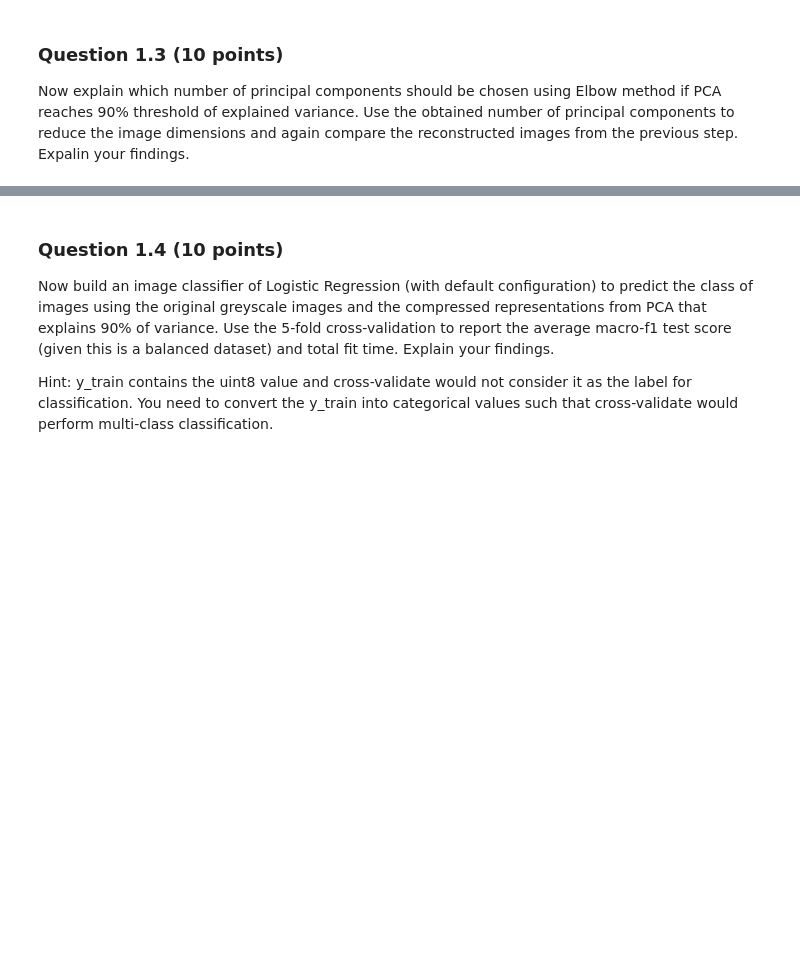
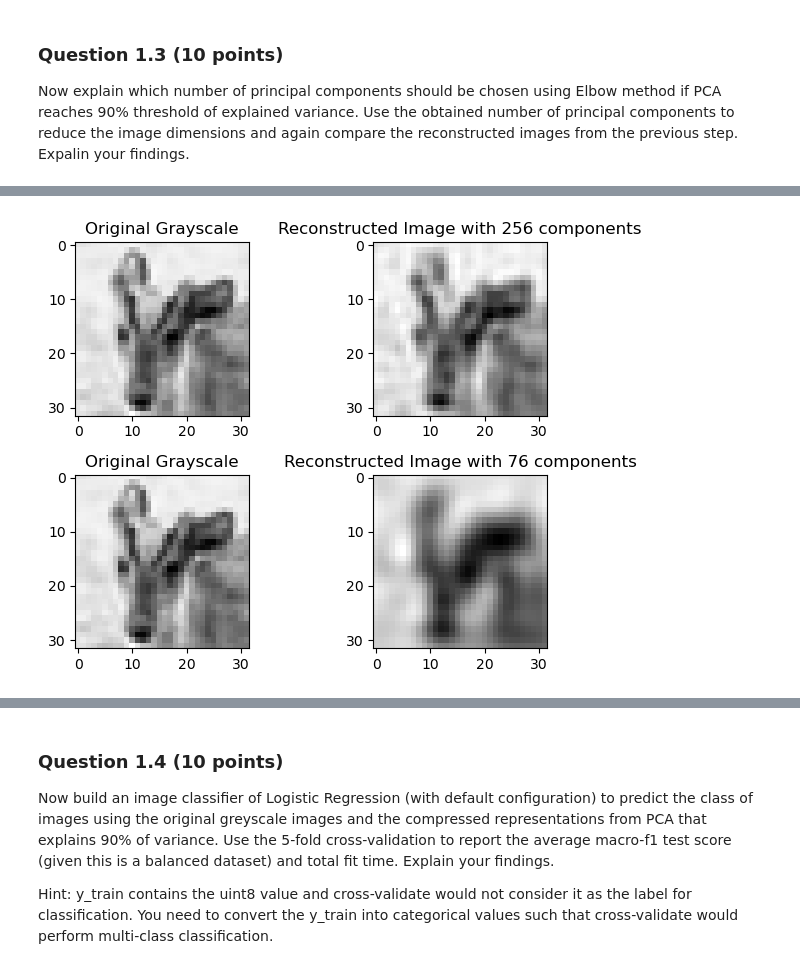
Before and after one commit to calculator3000/ml-assignment-2, a Jupyter notebook: 2487_Assignment2_2223.ipynb, the cells around one changed output, grey strips where cells are left out. Cells and saved outputs as stored; diff of their text form; code cells hidden in the pictures; blank space fills up the shorter version.

```diff
--- a/2487_Assignment2_2223.ipynb
+++ b/2487_Assignment2_2223.ipynb
@@ -88,0 +189,38 @@ Now explain which number of principal components should be chosen using Elbow me
+# %%
+# Perform PCA to reduce dimensionality to optimal number of components
+pca_opt = PCA(n_components=d)
+x_train_pca_opt = pca_opt.fit_transform(x_train_gray_flat)
+
+# Reconstruct images from their reduced representation
+x_train_inv_opt = pca_opt.inverse_transform(x_train_pca_opt) # shape (50000, 1024)
+
+# Reshape 1D vectors back to original 2D shape (32x32 pixels)
+x_train_inv_opt = x_train_inv_opt.reshape(x_train_gray.shape) # shape (50000, 32, 32)
+
+# Choose an image index to compare before and after PCA
+image_index = 3001
+
+# Plot original grayscale image
+plt.subplot(2, 2, 1)
+plt.imshow(x_train_gray[image_index], cmap='gray')
+plt.title('Original Grayscale')
+
+# Plot reconstructed image after PCA with 256 components
+plt.subplot(2, 2, 2)
+plt.imshow(x_train_inv[image_index], cmap='gray')
+plt.title('Reconstructed Image with 256 components')
+
+# Plot original grayscale image in the second row
+plt.subplot(2, 2, 3)
+plt.imshow(x_train_gray[image_index], cmap='gray')
+plt.title('Original Grayscale')
+
+# Plot reconstructed image after PCA with optimal number of components
+plt.subplot(2, 2, 4)
+plt.imshow(x_train_inv_opt[image_index], cmap='gray')
+plt.title(f'Reconstructed Image with {d} components')
+
+plt.tight_layout()
+plt.show()
+# %% [output]
+[figure, added]
```
Also changed, not shown: parts of 65 cells of this notebook, 4 other files.
